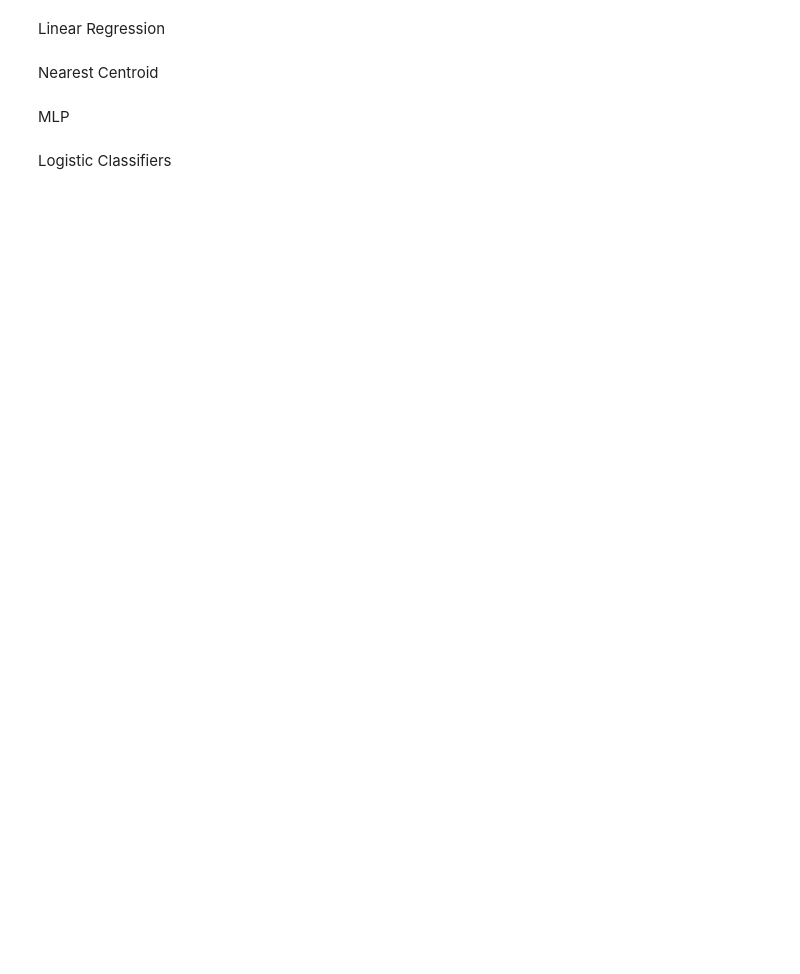
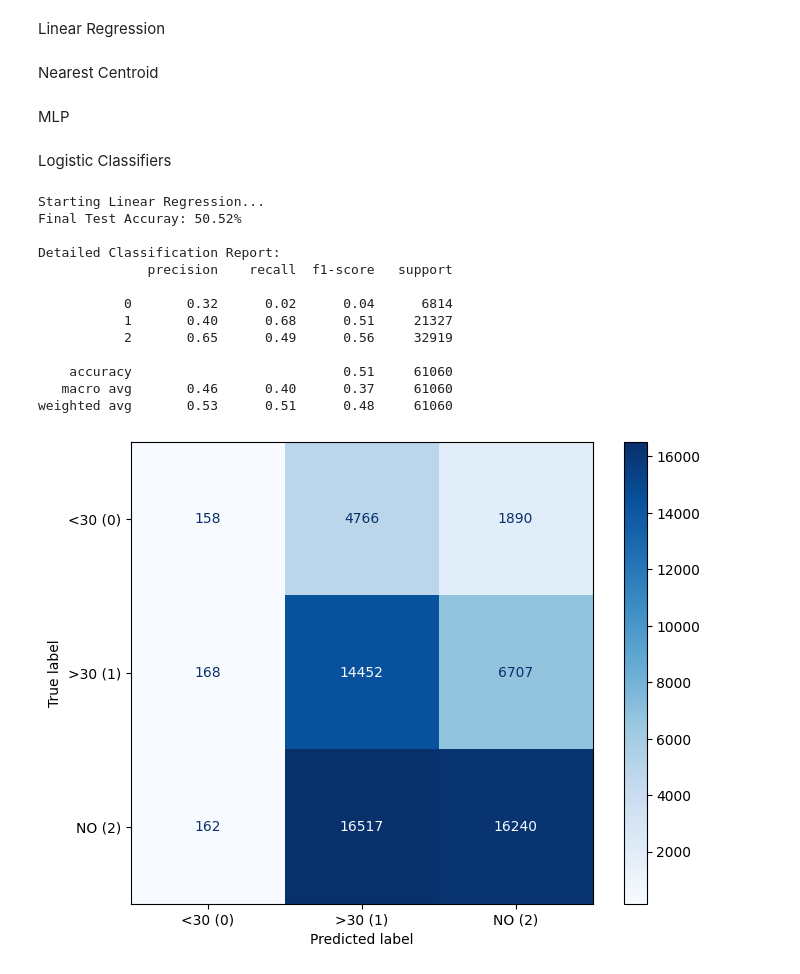
Before and after one commit to Mirror751/Masheen-Lernin, a Jupyter notebook: ML.ipynb, the cells around one changed output. Drawn from its saved outputs; the diff is of its cells as text; code cells hidden in the pictures; blank space fills up the shorter version.

Commit message:
Added linear regression model and results

```diff
--- a/ML.ipynb
+++ b/ML.ipynb
@@ -75,3 +125,42 @@ Nearest Centroid
 MLP
 # %% [markdown]
 Logistic Classifiers
+# %%
+from sklearn.linear_model import LinearRegression
+from sklearn.metrics import accuracy_score, classification_report, confusion_matrix, ConfusionMatrixDisplay
+import numpy as np
+import matplotlib.pyplot as plt
+
+print("Starting Linear Regression...")
+lr_model = LinearRegression()
+lr_model.fit(X_tr, y_tr)
+
+lr_predictions_raw = lr_model.predict(X_te)
+lr_predictions_rounded = np.clip(np.round(lr_predictions_raw), 0, 2).astype(int)
+
+lr_acc = accuracy_score(y_te, lr_predictions_rounded)
+print(f"Final Test Accuray: {lr_acc * 100:.2f}%\n")
+
+print("Detailed Classification Report:")
+print(classification_report(y_te, lr_predictions_rounded, zero_division=0))
+
+cm = confusion_matrix(y_te, lr_predictions_rounded, labels=[0, 1, 2])
+disp = ConfusionMatrixDisplay(confusion_matrix=cm, display_labels=['<30 (0)', '>30 (1)', 'NO (2)'])
+fig, ax = plt.subplots(figsize=(8, 6))
+disp.plot(cmap='Blues', ax=ax, values_format='d')
+plt.show()
+# %% [output]
+Starting Linear Regression...
+Final Test Accuray: 50.52%
+
+Detailed Classification Report:
+              precision    recall  f1-score   support
+
+           0       0.32      0.02      0.04      6814
+           1       0.40      0.68      0.51     21327
+           2       0.65      0.49      0.56     32919
+
+    accuracy                           0.51     61060
+   macro avg       0.46      0.40      0.37     61060
+weighted avg       0.53      0.51      0.48     61060
+[figure, added]
```
Also changed, not shown: parts of 2 cells of this notebook.
